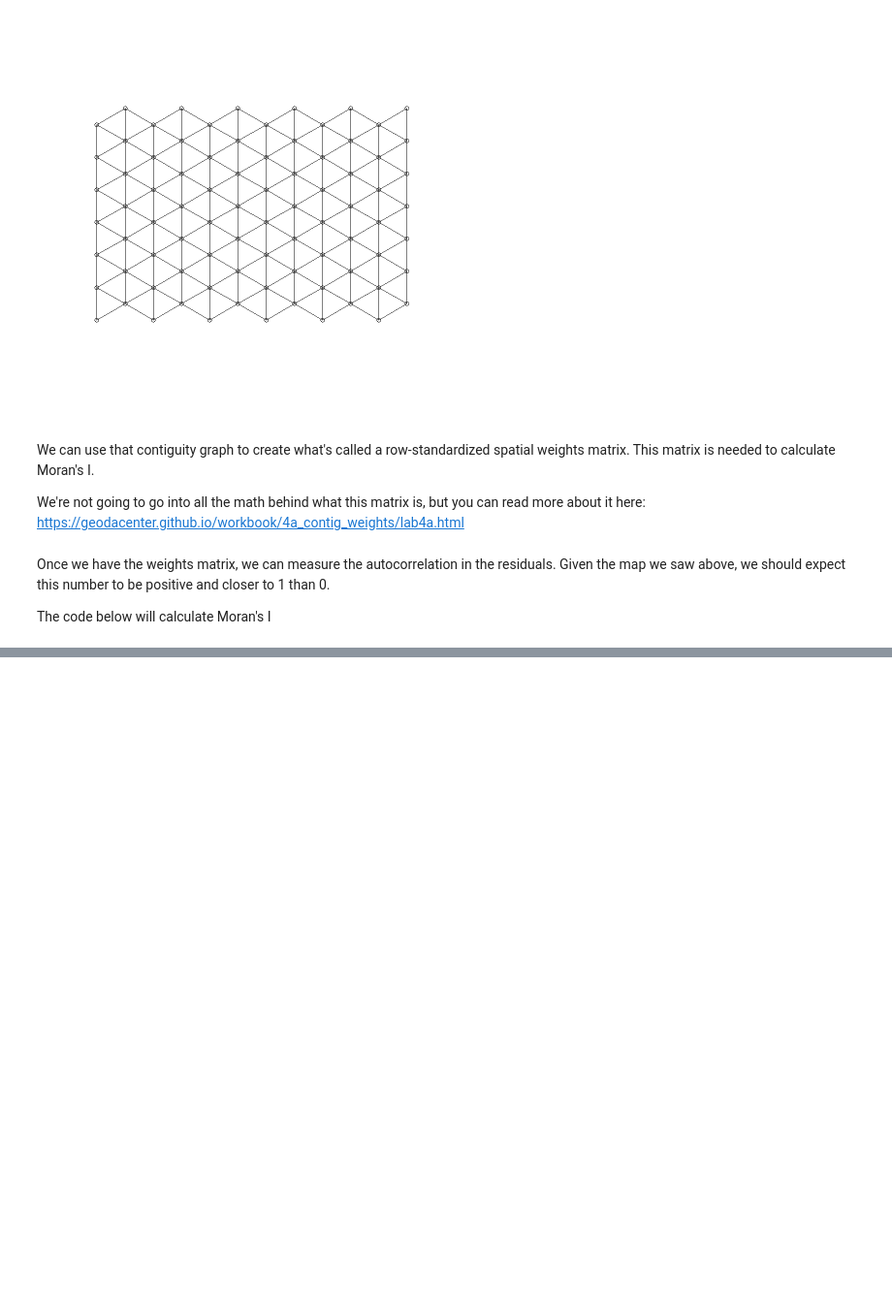
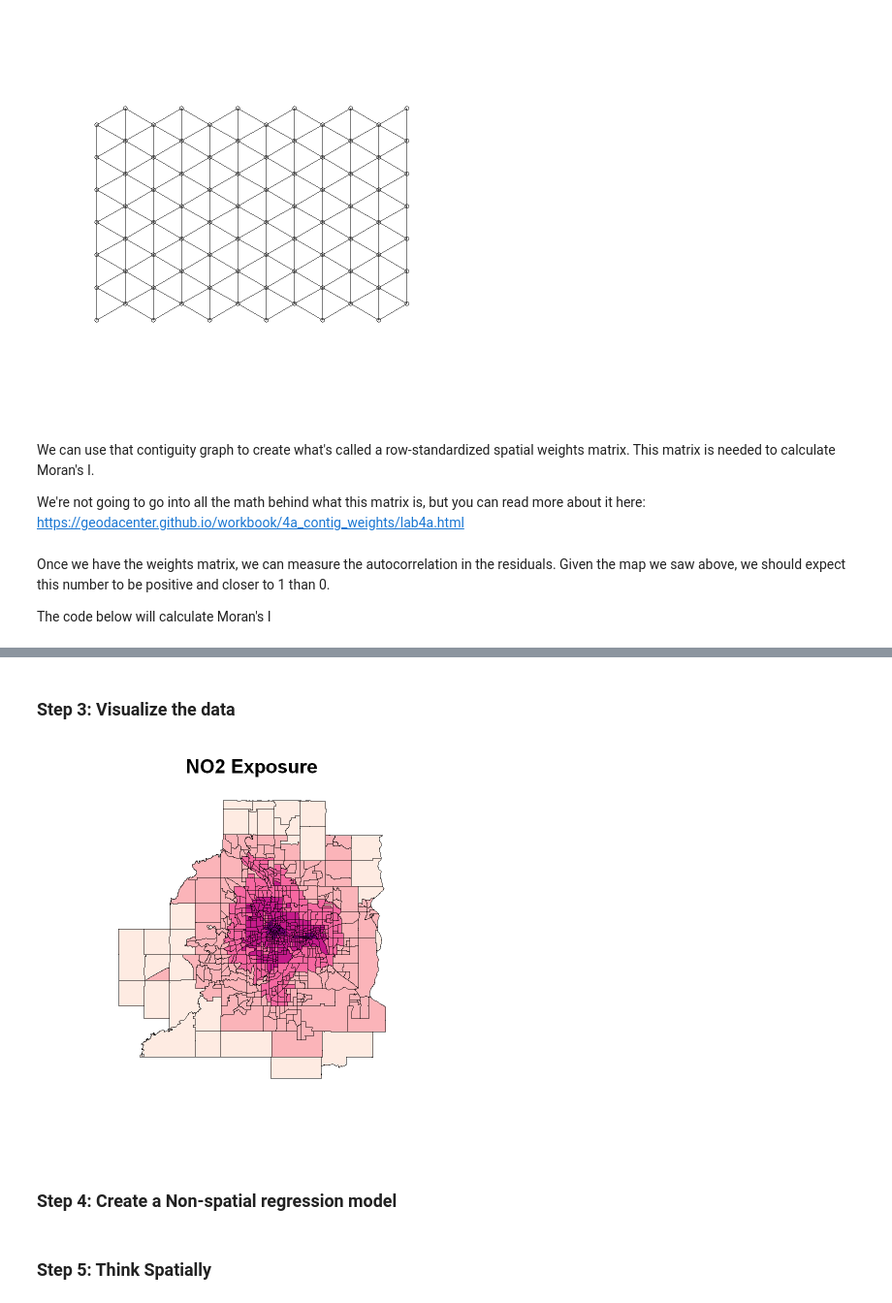
Before and after one commit to travisormsby/day_of_data, a Jupyter notebook: Autocorrelation.ipynb, the cells around one changed output, grey strips where cells are left out. Shown: that part at 97% size. Drawn from its saved outputs; the diff is of its cells as text; code cells hidden in the pictures; blank space fills up the shorter version.

```diff
--- a/Autocorrelation.ipynb
+++ b/Autocorrelation.ipynb
@@ -389,9 +185,0 @@ F-statistic: 620.8 on 1 and 730 DF,  p-value: < 2.2e-16
-# %%
-# make a choropleth map of the OLS model residuals to visualize data
-ct.aea$ct.ols.res <- resid(ct.ols)
-olsres <- as.numeric(ct.aea$ct.ols.res)
-olsres.shade <- auto.shading(olsres,n=7,cols = rev(brewer.pal(7,"RdBu")))
-choropleth(ct.aea,olsres,shading=olsres.shade)
-choro.legend(-57000,56500, olsres.shade,fmt="%6.2f")
-title("OLS Model Residuals",cex.main=2)
-map.scale(-32000,-48000,50000,"Kilometers",2,25,sfcol='red')
@@ -461,9 +185,0 @@ test value: 44.614, p-value: 2.4001e-11
-# %%
-# make a choropleth map of the SAR model residuals to visualize data
-ct.aea$ct.sar.res <- resid(sar.ct)
-sarres <- as.numeric(ct.aea$ct.sar.res)
-sarres.shade <- auto.shading(sarres,n=7,cols = rev(brewer.pal(7,"RdBu")))
-choropleth(ct.aea,sarres,shading=olsres.shade)
-choro.legend(-57000,56500, sarres.shade,fmt="%6.2f")
-title("SAR Model Residuals",cex.main=2)
-map.scale(-32000,-48000,50000,"Kilometers",2,25,sfcol='red')
@@ -509,9 +185,0 @@ AIC: 1073.2, (AIC for lm: 3299.5)
-# %%
-# make a choropleth map of the SAR model residuals to visualize data
-ct.aea$ct.sem.res<-resid(sem.ct)
-semres <- as.numeric(ct.aea$ct.sem.res)
-semres.shade <- auto.shading(semres,n=7,cols = rev(brewer.pal(7,"RdBu")))
-choropleth(ct.aea,semres,shading=olsres.shade)
-choro.legend(-57000,56500, semres.shade,fmt="%6.2f")
-title("SEM Model Residuals",cex.main=2)
-map.scale(-32000,-48000,50000,"Kilometers",2,25,sfcol='red')
@@ -533,0 +331,3 @@ Moran I statistic       Expectation          Variance
+# %%
+ct.sdf <- readOGR("censustract.shp")
+summary(ct.sdf)
@@ -533,0 +357,13 @@ Moran I statistic       Expectation          Variance
+# %% [markdown]
+### Step 3: Visualize the data
+# %%
+# create a map of NO2 Exposure
+dataframe = ct.sdf
+var = ct.sdf$Avg_Avg_NO
+title = "NO2 Exposure"
+classes = 5
+ramp = "RdPu"
+
+choropleth_map(dataframe,var,title, classes, ramp=ramp)
+# %% [output]
+[figure, added]
@@ -533,0 +379,2 @@ Moran I statistic       Expectation          Variance
+# %% [markdown]
+### Step 4: Create a Non-spatial regression model
@@ -533,0 +389,2 @@ Moran I statistic       Expectation          Variance
+# %% [markdown]
+### Step 5: Think Spatially
```
Also changed, not shown: parts of 63 cells of this notebook, 2 other files.
